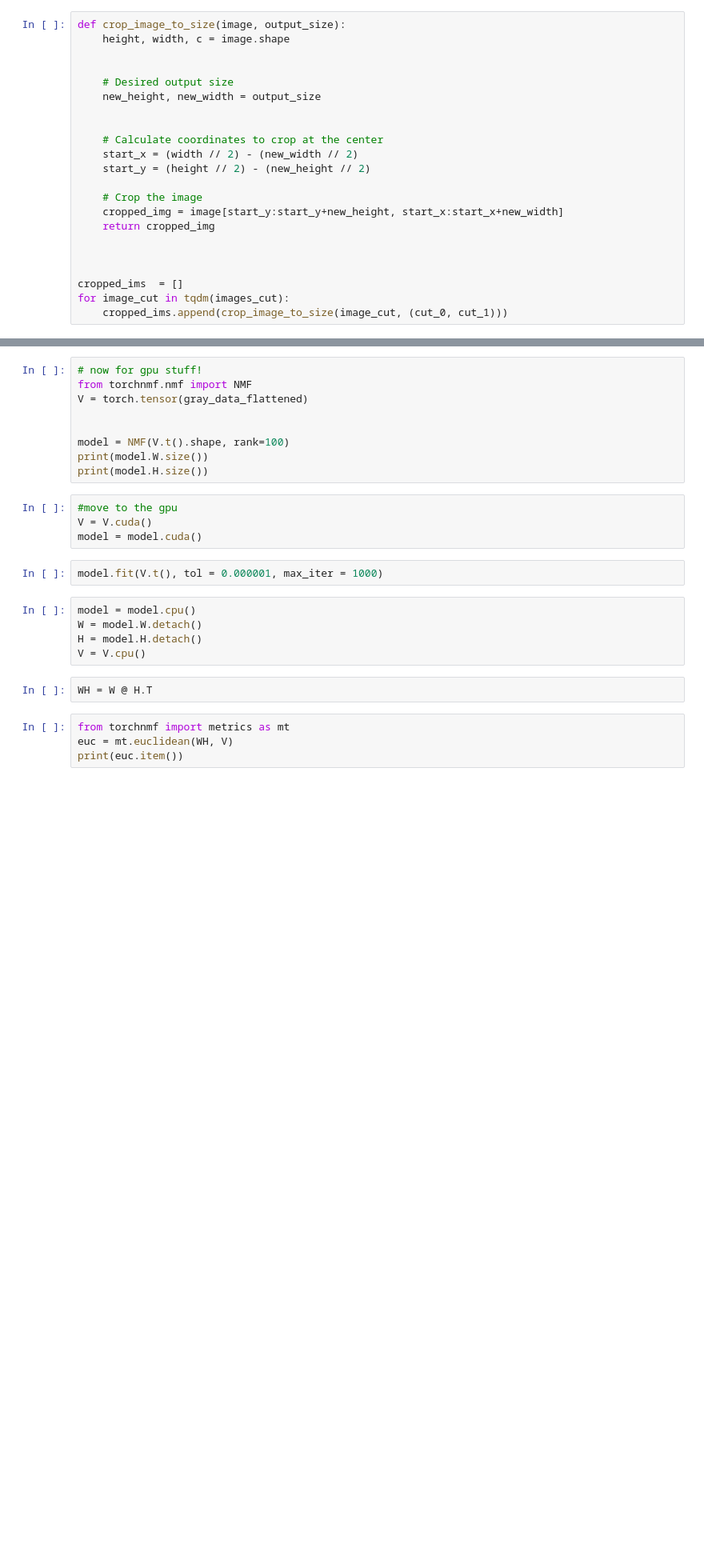
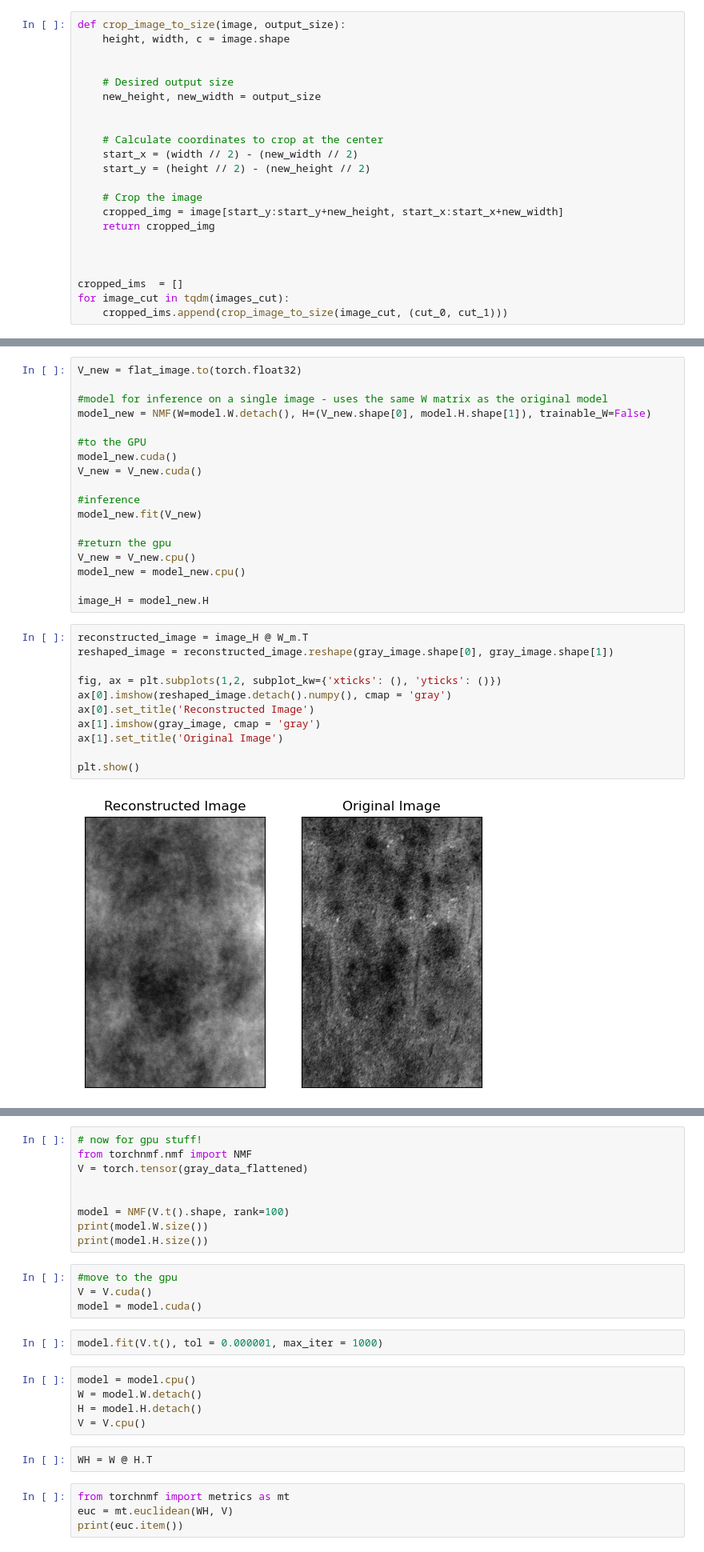
Before and after one commit to N0AHt/nmf_on_gpu, a Jupyter notebook: pytorch_nmf.ipynb, the cells around one changed output, grey strips where cells are left out. Shown at 80% size. Saved outputs shown, nothing was run; the diff lists cells and outputs as text; blank space fills up the shorter version.

```diff
--- a/pytorch_nmf.ipynb
+++ b/pytorch_nmf.ipynb
@@ -69,0 +142,31 @@ print(gray_data_flattened.shape) #382 flattend images :)
+# %%
+V_new = flat_image.to(torch.float32)
+
+#model for inference on a single image - uses the same W matrix as the original model
+model_new = NMF(W=model.W.detach(), H=(V_new.shape[0], model.H.shape[1]), trainable_W=False)
+
+#to the GPU
+model_new.cuda()
+V_new = V_new.cuda()
+
+#inference
+model_new.fit(V_new)
+
+#return the gpu
+V_new = V_new.cpu()
+model_new = model_new.cpu()
+
+image_H = model_new.H
+# %%
+reconstructed_image = image_H @ W_m.T
+reshaped_image = reconstructed_image.reshape(gray_image.shape[0], gray_image.shape[1])
+
+fig, ax = plt.subplots(1,2, subplot_kw={'xticks': (), 'yticks': ()})
+ax[0].imshow(reshaped_image.detach().numpy(), cmap = 'gray')
+ax[0].set_title('Reconstructed Image')
+ax[1].imshow(gray_image, cmap = 'gray')
+ax[1].set_title('Original Image')
+
+plt.show()
+# %% [output]
+[figure, added]
```
Also changed, not shown: parts of 12 cells of this notebook.
